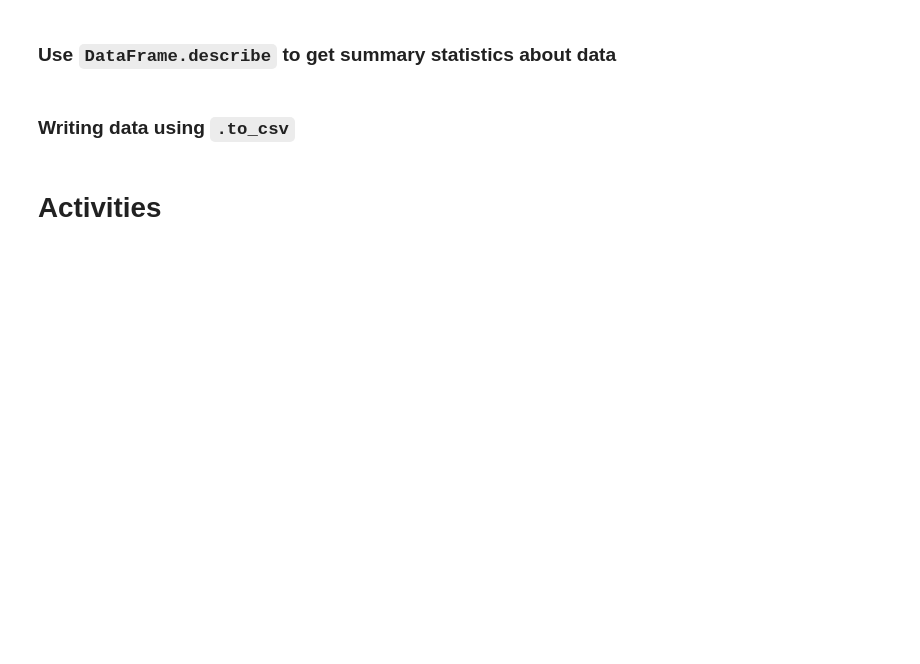
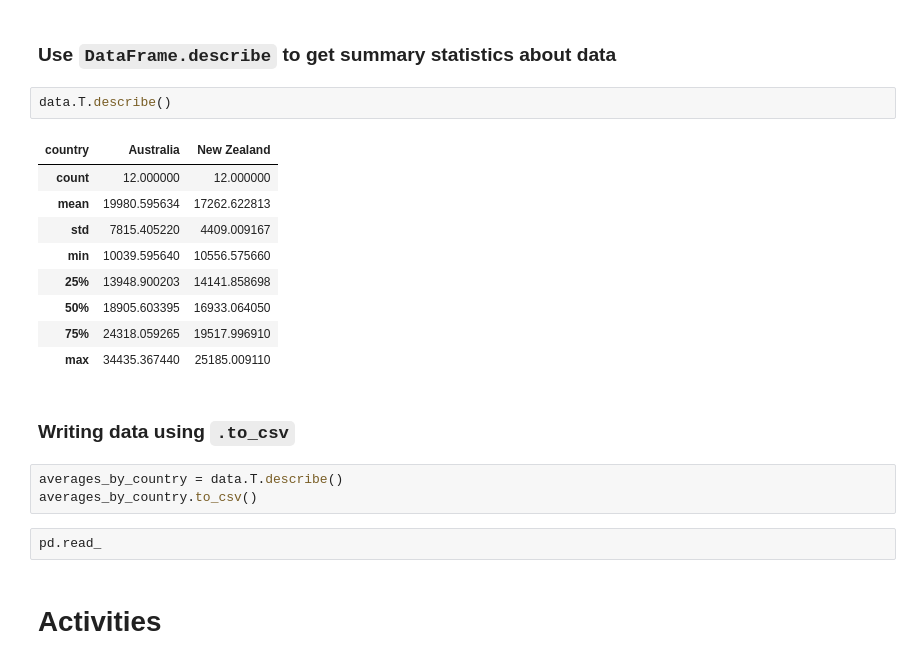
Before and after one commit to mdeakyne/SWC-2020, a Jupyter notebook: 5-ReadingData.ipynb, the cells around one changed output. Drawn from its saved outputs; the diff is of its cells as text; blank space fills up the shorter version.

```diff
--- a/5-ReadingData.ipynb
+++ b/5-ReadingData.ipynb
@@ -23,6 +147,23 @@ Get some basic information about a Pandas DataFrame.
 # %% [markdown]
 ### Use `DataFrame.describe` to get summary statistics about data
+# %%
+data.T.describe()
+# %% [output]
+| country | Australia | New Zealand |
+| count | 12.000000 | 12.000000 |
+| mean | 19980.595634 | 17262.622813 |
+| std | 7815.405220 | 4409.009167 |
+| min | 10039.595640 | 10556.575660 |
+| 25% | 13948.900203 | 14141.858698 |
+| 50% | 18905.603395 | 16933.064050 |
+| 75% | 24318.059265 | 19517.996910 |
+| max | 34435.367440 | 25185.009110 |
 # %% [markdown]
 ### Writing data using `.to_csv`
+# %%
+averages_by_country = data.T.describe()
+averages_by_country.to_csv()
+# %%
+pd.read_
 # %% [markdown]
 # Activities
```
Also changed, not shown: parts of 8 cells of this notebook, 9 other files.
